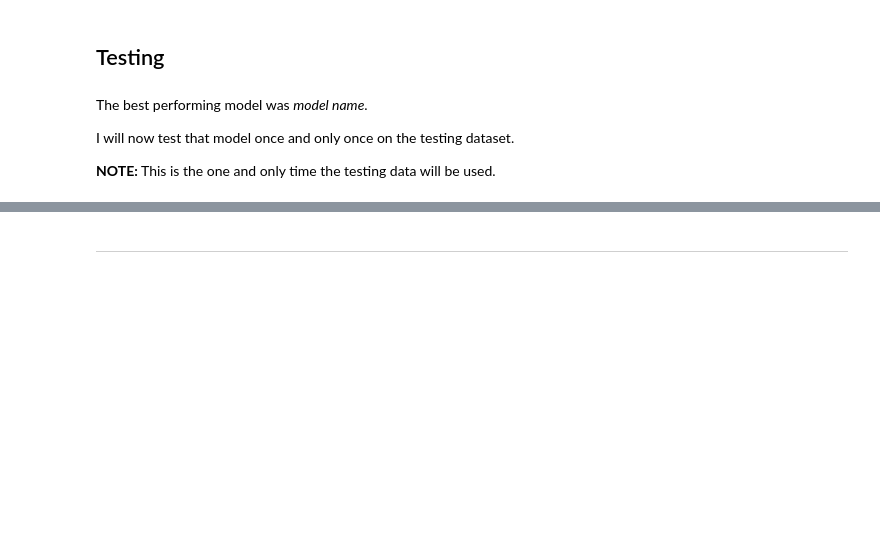
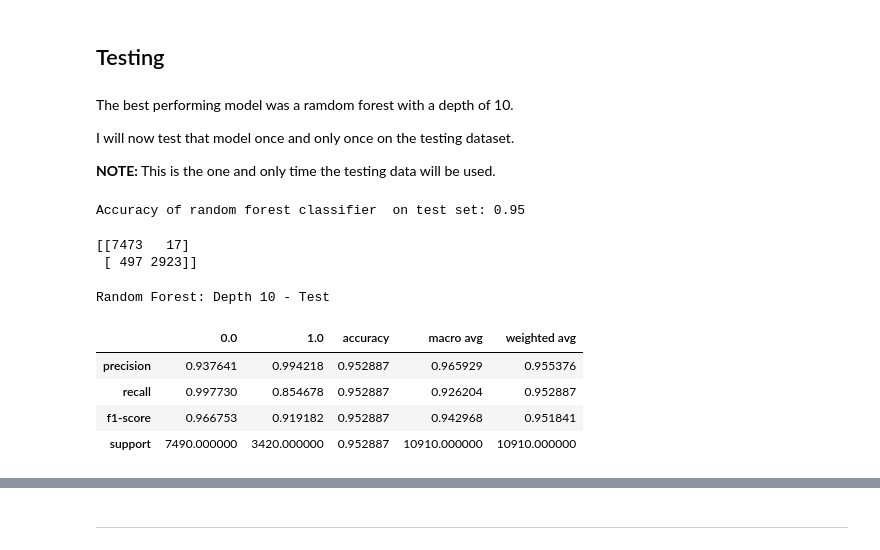
Before and after one commit to Jared-Godar/ecg_anomaly_detection, a Jupyter notebook: report.ipynb, the cells around one changed output, grey strips where cells are left out. Cells and saved outputs as stored; diff of their text form; code cells hidden in the pictures; blank space fills up the shorter version.

```diff
--- a/report.ipynb
+++ b/report.ipynb
@@ -681,8 +656,21 @@ So, sensitivity will be the metric optimized as it is most sensitive to false ne
 # %% [markdown]
 ## Testing
 # %% [markdown]
-The best performing model was *model name*.
+The best performing model was a ramdom forest with a depth of 10.
 
 I will now test that model once and only once on the testing dataset.
 
 **NOTE:** This is the one and only time the testing data will be used.
+# %%
+y_pred_test = rf_final.predict(X_test)
+# %%
+print('Accuracy of random forest classifier  on test set: {:.2f}'
+     .format(rf_final.score(X_test, Y_test)))
+# %% [output]
+Accuracy of random forest classifier  on test set: 0.95
+# %%
+#Print confusion matrix
+print(confusion_matrix(Y_test, y_pred_test))
+# %% [output]
+[[7473   17]
+ [ 497 2923]]
@@ -688,0 +680,11 @@ I will now test that model once and only once on the testing dataset.
+# %%
+test_report = classification_report(Y_test, y_pred_test, output_dict=True)
+print('Random Forest: Depth 10 - Test')
+pd.DataFrame(test_report)
+# %% [output]
+Random Forest: Depth 10 - Test
+|  | 0.0 | 1.0 | accuracy | macro avg | weighted avg |
+| precision | 0.937641 | 0.994218 | 0.952887 | 0.965929 | 0.955376 |
+| recall | 0.997730 | 0.854678 | 0.952887 | 0.926204 | 0.952887 |
+| f1-score | 0.966753 | 0.919182 | 0.952887 | 0.942968 | 0.951841 |
+| support | 7490.000000 | 3420.000000 | 0.952887 | 10910.000000 | 10910.000000 |
```
Also changed, not shown: parts of 33 cells of this notebook, 2 other files.
